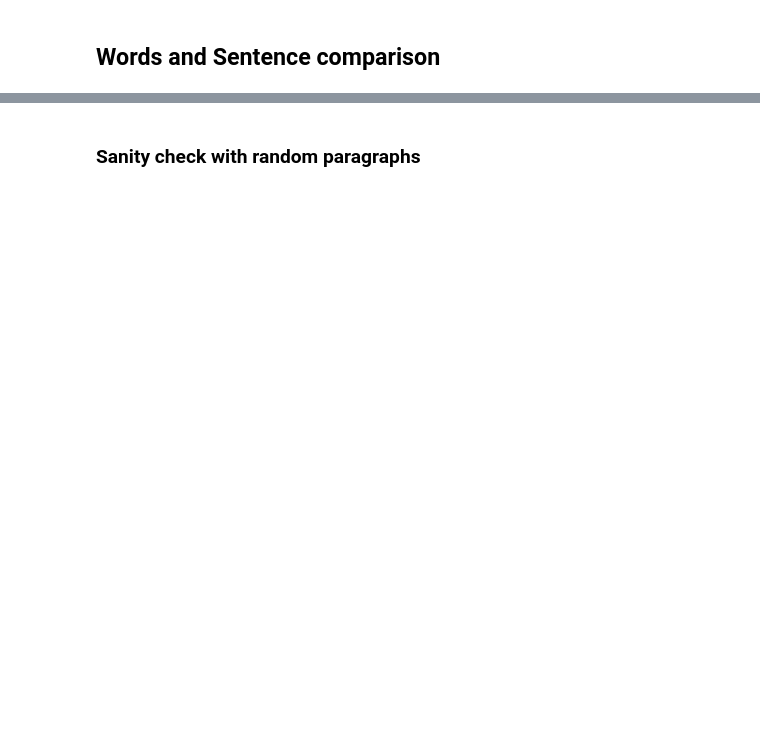
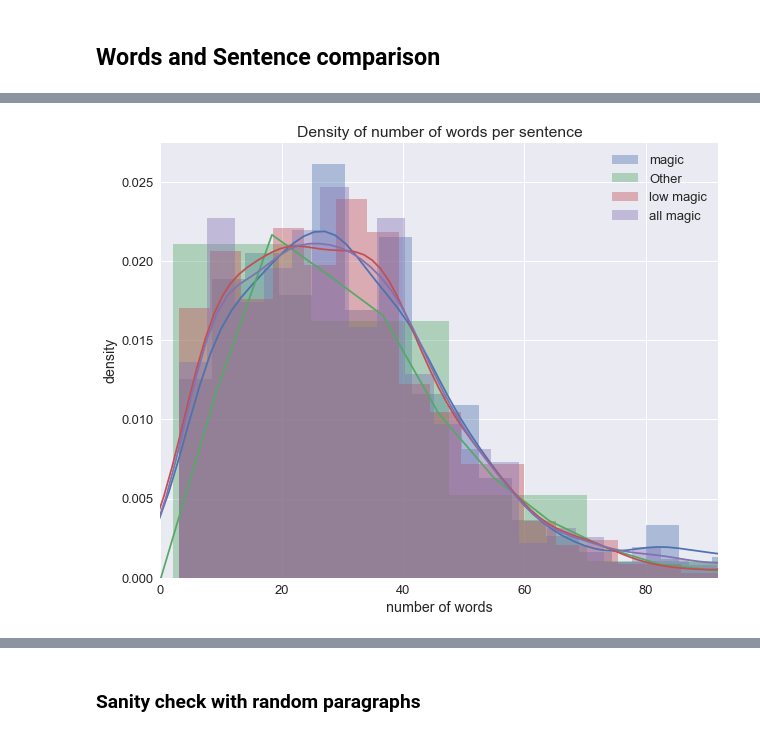
Before and after one commit to raphaelBarman/MagicalRealism, a Jupyter notebook: MagicalRealism.ipynb, the cells around one changed output, grey strips where cells are left out. Saved outputs shown, nothing was run; the diff lists cells and outputs as text; code cells hidden in the pictures; blank space fills up the shorter version.

```diff
--- a/MagicalRealism.ipynb
+++ b/MagicalRealism.ipynb
@@ -174,7 +407,9 @@ stats_df
 # %%
 fig, ax = plt.subplots(figsize=(10,8))
 sns.distplot(magic_per_sentence_df, ax=ax,hist=True, label='magic')
-sns.distplot(not_magic_per_sentence_df, ax=ax, hist=True, label='not magic')
+sns.distplot(other_per_sentence_df, ax=ax, hist=True, label='Other')
+sns.distplot(low_magic_per_sentence_df, ax=ax, hist=True, label='low magic')
+sns.distplot(all_magic_per_sentence_df, ax=ax, hist=True, label='all magic')
 ax.set_xlim(0, per_sentence_df.quantile(0.99).max());
 ax.set_ylabel("density")
 ax.set_xlabel("number of words")
@@ -185,2 +419,3 @@ ax.legend();
+[figure, added]
 # %%
 fig, ax = plt.subplots(figsize=(10,8))
```
Also changed, not shown: parts of 115 cells of this notebook.
